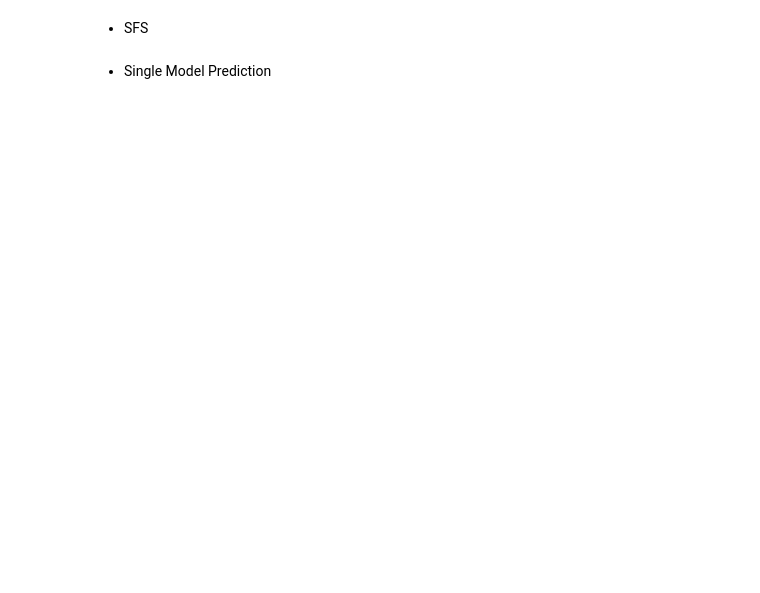
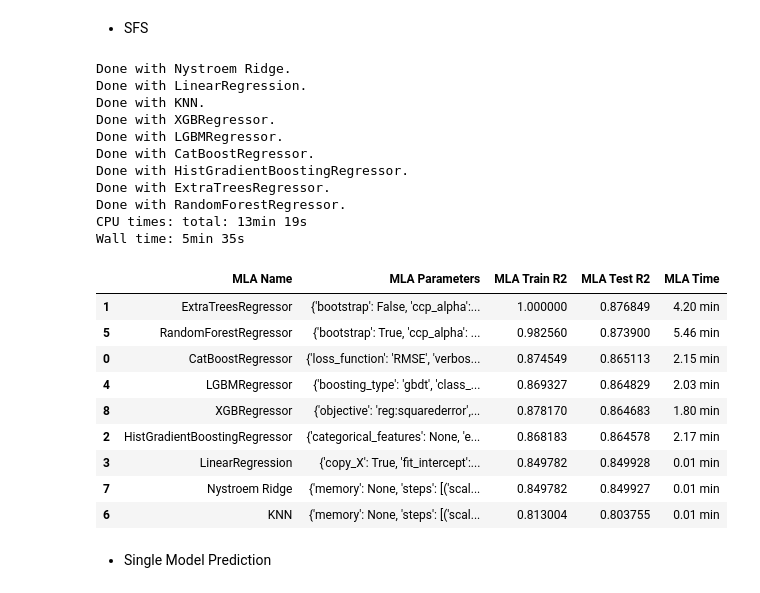
Before and after one commit to hardboyvino/kaggle_competition, a Jupyter notebook: playground_4.5/lgbm.ipynb, the cells around one changed output. Saved outputs shown, nothing was run; the diff lists cells and outputs as text; code cells hidden in the pictures; blank space fills up the shorter version.

```diff
--- a/playground_4.5/lgbm.ipynb
+++ b/playground_4.5/lgbm.ipynb
@@ -321,11 +343,11 @@ for model in models:
         sfs = SFS(model,
             k_features='best',
             forward=False,
-            floating=False,
+            floating=True,
             scoring='r2',
             verbose=2,
             n_jobs=7,
-            cv=k5)
+            cv=None)
 
         sfs = sfs.fit(X_sfs, y)
 
@@ -337,17 +359,58 @@ for model in models:
 
         selected_features = list(selected_sfs_feats)
 
-        # Reorder selected_features based on the predefined features_list
-        selected_features_ordered = [feat for feat in features_list if feat in selected_features]
+        # # Reorder selected_features based on the predefined features_list
+        # selected_features_ordered = [feat for feat in features_list if feat in selected_features]
 
-        sfs_features[model_name] = selected_features_ordered
+        sfs_features[model_name] = selected_features
 
         print(f'Done with {model_name}', end='\n\n')
 
     except KeyError:
         print(f'{model_name} not in the dictionary.')
 # %%
-with open('sfs_features_baseline.txt', mode='w') as f:
+with open('sfs_features_lgbm.txt', mode='w') as f:
     pprint(sfs_features, stream=f)
+# %%
+sfs_features = {'CatBoostRegressor': ['MonsoonIntensity', 'TopographyDrainage', 'RiverManagement', 'Deforestation', 'Urbanization', 'ClimateChange', 'DamsQuality', 'Siltation', 'AgriculturalPractices', 'Encroachments', 'IneffectiveDisasterPreparedness', 'DrainageSystems', 'CoastalVulnerability', 'Landslides', 'Watersheds', 'DeterioratingInfrastructure', 'PopulationScore', 'WetlandLoss', 'InadequatePlanning', 'PoliticalFactors', 'Sum_All_w_Intercept', 'Sum_All', 'Sum_Special'],
+'ExtraTreesRegressor': ['MonsoonIntensity', 'TopographyDrainage', 'RiverManagement', 'Deforestation', 'Urbanization', 'ClimateChange', 'DamsQuality', 'Siltation', 'AgriculturalPractices', 'Encroachments', 'IneffectiveDisasterPreparedness', 'DrainageSystems', 'CoastalVulnerability', 'Landslides', 'Watersheds', 'DeterioratingInfrastructure', 'PopulationScore', 'WetlandLoss', 'InadequatePlanning', 'PoliticalFactors', 'Sum_All'],
+'HistGradientBoostingRegressor': ['MonsoonIntensity', 'TopographyDrainage', 'RiverManagement', 'Deforestation', 'Urbanization', 'ClimateChange', 'DamsQuality', 'Siltation', 'AgriculturalPractices', 'Encroachments', 'IneffectiveDisasterPreparedness', 'DrainageSystems', 'CoastalVulnerability', 'Landslides', 'Watersheds', 'DeterioratingInfrastructure', 'PopulationScore', 'WetlandLoss', 'InadequatePlanning', 'PoliticalFactors', 'Sum_All'],
+'LinearRegression': ['MonsoonIntensity', 'TopographyDrainage', 'RiverManagement', 'Deforestation', 'Urbanization', 'ClimateChange', 'DamsQuality', 'Siltation', 'AgriculturalPractices', 'Encroachments', 'IneffectiveDisasterPreparedness', 'DrainageSystems', 'CoastalVulnerability', 'Landslides', 'Watersheds', 'DeterioratingInfrastructure', 'PopulationScore', 'InadequatePlanning', 'PoliticalFactors', 'Sum_All_w_Intercept', 'Sum_Special'],
+'LGBMRegressor': ['MonsoonIntensity', 'TopographyDrainage', 'RiverManagement', 'Deforestation', 'Urbanization', 'ClimateChange', 'DamsQuality', 'Siltation', 'AgriculturalPractices', 'Encroachments', 'IneffectiveDisasterPreparedness', 'DrainageSystems', 'CoastalVulnerability', 'Landslides', 'Watersheds', 'DeterioratingInfrastructure', 'PopulationScore', 'WetlandLoss', 'InadequatePlanning', 'PoliticalFactors', 'Sum_All'],
+'RandomForestRegressor': ['MonsoonIntensity', 'TopographyDrainage', 'RiverManagement', 'Deforestation', 'Urbanization', 'ClimateChange', 'DamsQuality', 'Siltation', 'AgriculturalPractices', 'Encroachments', 'IneffectiveDisasterPreparedness', 'DrainageSystems', 'CoastalVulnerability', 'Landslides', 'Watersheds', 'DeterioratingInfrastructure', 'PopulationScore', 'WetlandLoss', 'InadequatePlanning', 'PoliticalFactors', 'Sum_All_w_Intercept', 'Sum_All', 'Sum_Special'],
+'KNN': ['MonsoonIntensity', 'TopographyDrainage', 'RiverManagement', 'Deforestation', 'Urbanization', 'ClimateChange', 'DamsQuality', 'Siltation', 'AgriculturalPractices', 'Encroachments', 'IneffectiveDisasterPreparedness', 'DrainageSystems', 'CoastalVulnerability', 'Landslides', 'Watersheds', 'DeterioratingInfrastructure', 'PopulationScore', 'WetlandLoss', 'InadequatePlanning', 'PoliticalFactors', 'Sum_All_w_Intercept', 'Sum_All', 'Sum_Special'],
+'Nystroem Ridge': ['MonsoonIntensity', 'TopographyDrainage', 'RiverManagement', 'Deforestation', 'Urbanization', 'ClimateChange', 'DamsQuality', 'Siltation', 'AgriculturalPractices', 'Encroachments', 'IneffectiveDisasterPreparedness', 'DrainageSystems', 'CoastalVulnerability', 'Landslides', 'Watersheds', 'DeterioratingInfrastructure', 'PopulationScore', 'InadequatePlanning', 'PoliticalFactors', 'Sum_All_w_Intercept', 'Sum_Special'],
+'XGBRegressor': ['MonsoonIntensity', 'TopographyDrainage', 'RiverManagement', 'Deforestation', 'Urbanization', 'ClimateChange', 'DamsQuality', 'Siltation', 'AgriculturalPractices', 'Encroachments', 'IneffectiveDisasterPreparedness', 'DrainageSystems', 'CoastalVulnerability', 'Landslides', 'Watersheds', 'DeterioratingInfrastructure', 'PopulationScore', 'WetlandLoss', 'InadequatePlanning', 'PoliticalFactors', 'Sum_All'],}
+# %%
+%%time
+
+# Set seeds for reproducibility
+np.random.seed(42)
+random.seed(42)
+
+sfs_models = evaluate_models_test_train(models, X, y, sfs_features, k5, f'{experiment_name}_sfs')
+sfs_models
+# %% [output]
+Done with Nystroem Ridge.
+Done with LinearRegression.
+Done with KNN.
+Done with XGBRegressor.
+Done with LGBMRegressor.
+Done with CatBoostRegressor.
+Done with HistGradientBoostingRegressor.
+Done with ExtraTreesRegressor.
+Done with RandomForestRegressor.
+CPU times: total: 13min 19s
+Wall time: 5min 35s
+|  | MLA Name | MLA Parameters | MLA Train R2 | MLA Test R2 | MLA Time |
+| 1 | ExtraTreesRegressor | {'bootstrap': False, 'ccp_alpha':... | 1.000000 | 0.876849 | 4.20 min |
+| 5 | RandomForestRegressor | {'bootstrap': True, 'ccp_alpha': ... | 0.982560 | 0.873900 | 5.46 min |
+| 0 | CatBoostRegressor | {'loss_function': 'RMSE', 'verbos... | 0.874549 | 0.865113 | 2.15 min |
+| 4 | LGBMRegressor | {'boosting_type': 'gbdt', 'class_... | 0.869327 | 0.864829 | 2.03 min |
+| 8 | XGBRegressor | {'objective': 'reg:squarederror',... | 0.878170 | 0.864683 | 1.80 min |
+| 2 | HistGradientBoostingRegressor | {'categorical_features': None, 'e... | 0.868183 | 0.864578 | 2.17 min |
+| 3 | LinearRegression | {'copy_X': True, 'fit_intercept':... | 0.849782 | 0.849928 | 0.01 min |
+| 7 | Nystroem Ridge | {'memory': None, 'steps': [('scal... | 0.849782 | 0.849927 | 0.01 min |
+| 6 | KNN | {'memory': None, 'steps': [('scal... | 0.813004 | 0.803755 | 0.01 min |
 # %% [markdown]
 - Single Model Prediction
```
Also changed, not shown: parts of 27 cells of this notebook.
